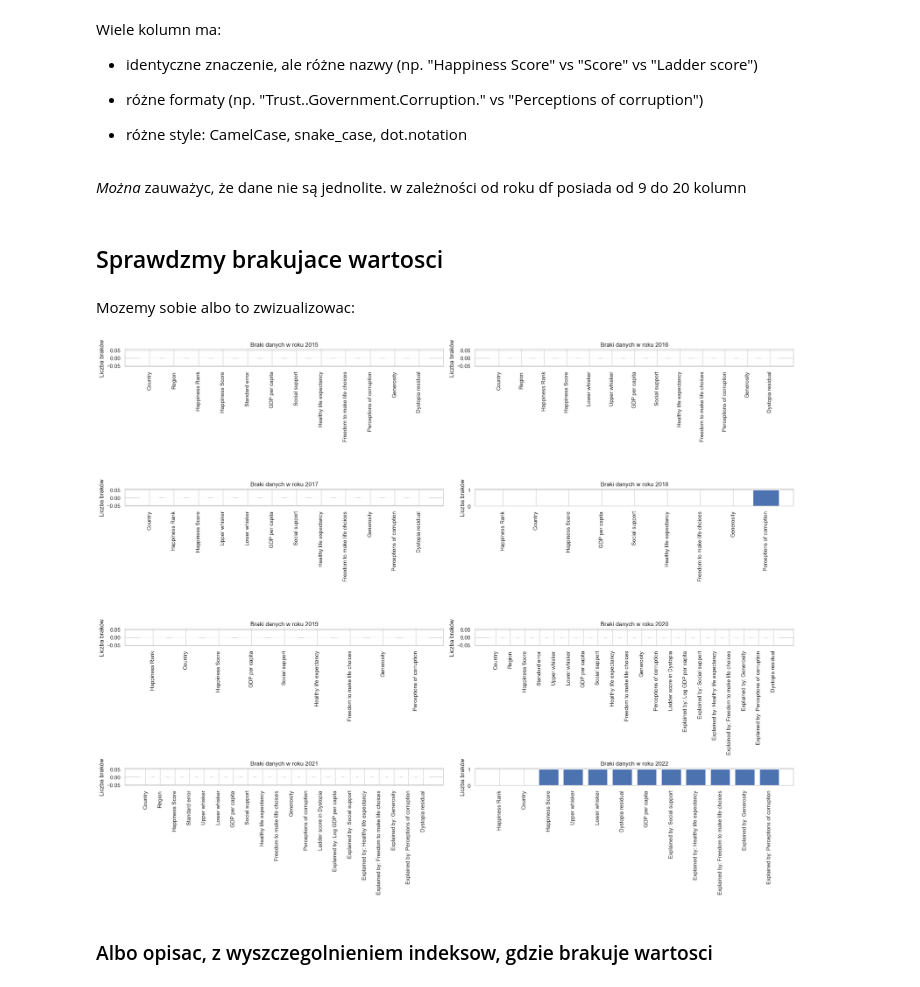
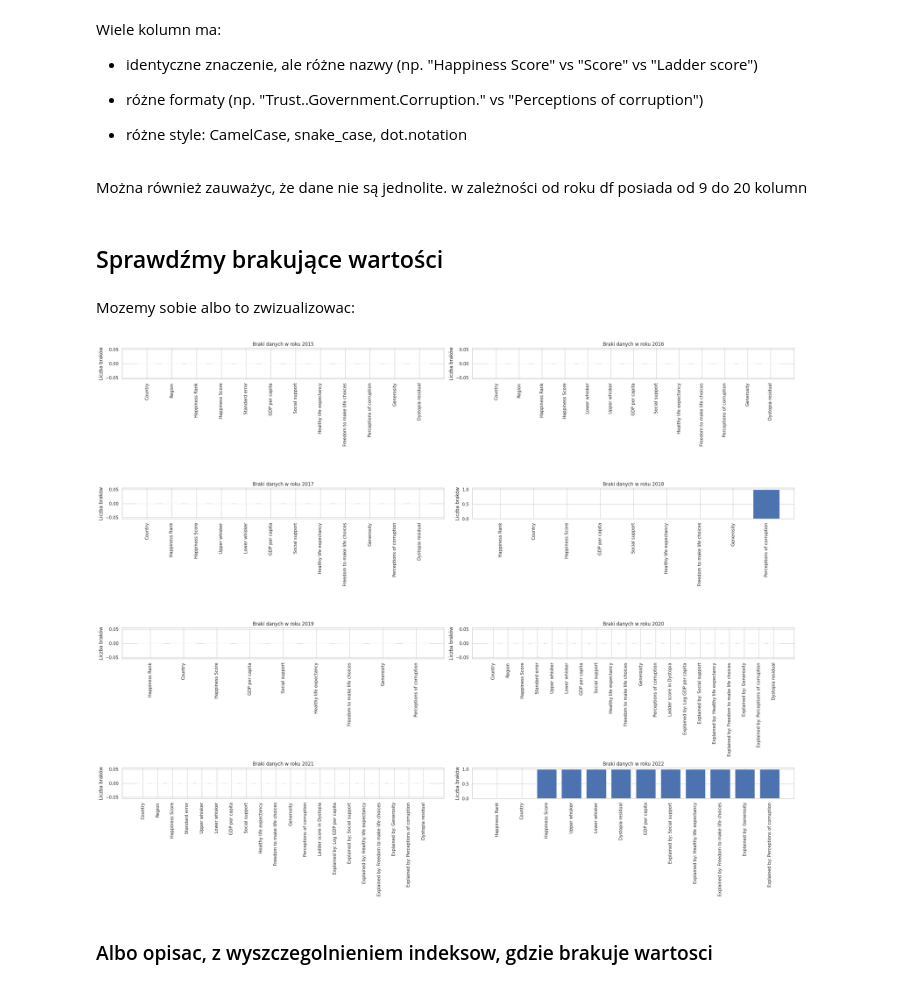
Before and after one commit to Kinga94/SAD_zadanie, a Jupyter notebook: SAD_world_happines_report.ipynb, the cells around one changed output. Drawn from its saved outputs; the diff is of its cells as text; code cells hidden in the pictures.

```diff
--- a/SAD_world_happines_report.ipynb
+++ b/SAD_world_happines_report.ipynb
@@ -214,9 +334,9 @@ Wiele kolumn ma:
 
 - różne style: CamelCase, snake_case, dot.notation
 # %% [markdown]
-*Można* zauważyc, że dane nie są jednolite. w zależności od roku df posiada od 9 do 20 kolumn
+Można również zauważyc, że dane nie są jednolite. w zależności od roku df posiada od 9 do 20 kolumn
 # %% [markdown]
-## Sprawdzmy brakujace wartosci
+## Sprawdźmy brakujące wartości
 # %% [markdown]
 Mozemy sobie albo to zwizualizowac:
 # %%
@@ -276,35 +396,35 @@ mapa_kolumn = {
     'Lower Confidence Interval': 'Lower whisker',
     'Whisker-low': 'Lower whisker',
     'Whisker.low': 'Lower whisker',
     'lowerwhisker': 'Lower whisker',
 
     'Upper Confidence Interval': 'Upper whisker',
     'Whisker-high': 'Upper whisker',
     'Whisker.high': 'Upper whisker',
     'upperwhisker': 'Upper whisker'
 }
 
 
 
 
 # Tworzenie subplotów
-fig, axes = plt.subplots(nrows=4, ncols=2, figsize=(20, 16))
+fig, axes = plt.subplots(nrows=4, ncols=2, figsize=(25, 20))
 axes = axes.flatten()
 
 # Iteracja po posortowanych latach
 for i, year in enumerate(sorted(dfs.keys())):
     df = dfs[year].rename(columns=mapa_kolumn)  # Ujednolicenie nazw kolumn
     null_counts = df.isnull().sum()
 
     axes[i].bar(null_counts.index, null_counts.values)
     axes[i].set_title(f'Braki danych w roku {year}')
     axes[i].tick_params(axis='x', rotation=90)
     axes[i].set_ylabel("Liczba braków")
 
 plt.tight_layout()
 plt.show()
 # %% [output]
-[figure, old version]
+[figure, new version]
 # %% [markdown]
 ### Albo opisac, z wyszczegolnieniem indeksow, gdzie brakuje wartosci
 # %%
```
Also changed, not shown: parts of 107 cells of this notebook.
